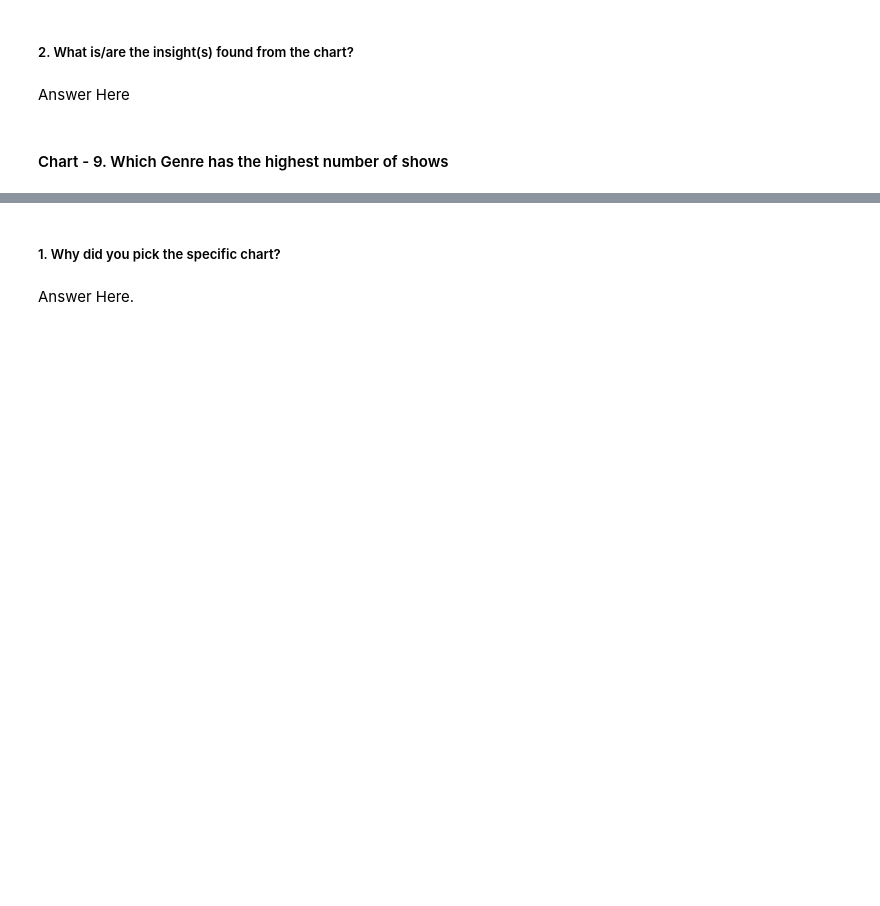
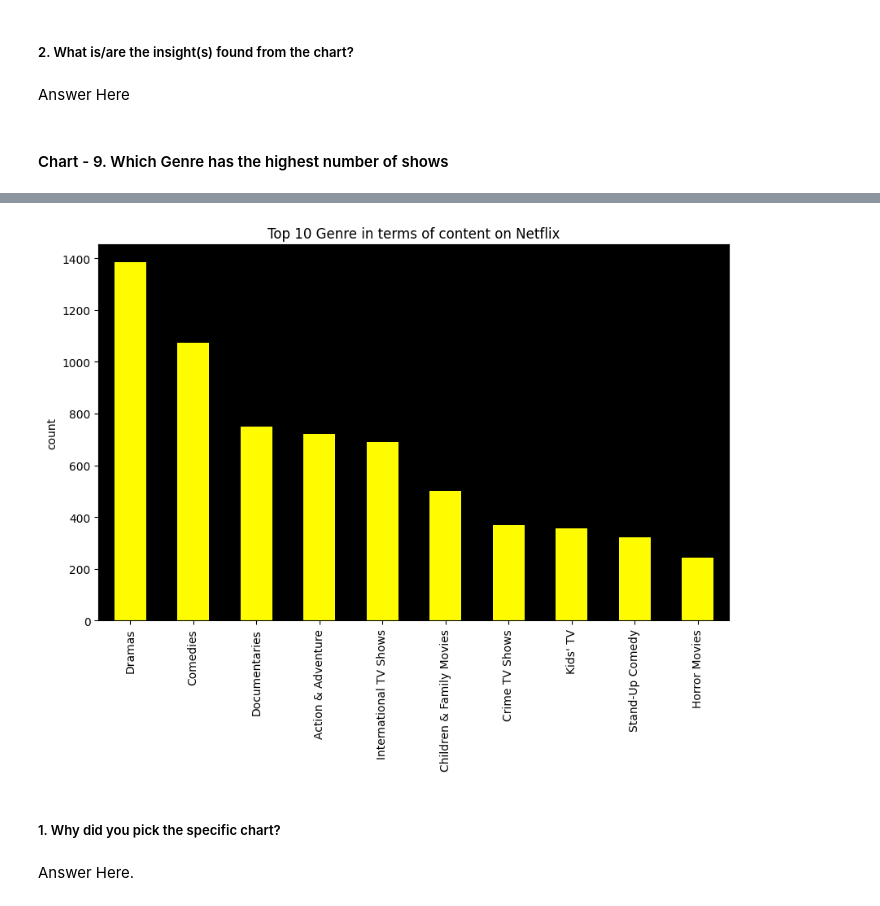
Before and after one commit to LuvMutreja/NETFLIX-MOVIES-AND-TV-SHOWS-CLUSTERING, a Jupyter notebook: Unsupervised_ML_Project_NETFLIX_MOVIES_AND_TV_SHOWS_CLUSTERING_.ipynb, the cells around one changed output, grey strips where cells are left out. Drawn from its saved outputs; the diff is of its cells as text; code cells hidden in the pictures; blank space fills up the shorter version.

```diff
--- a/Unsupervised_ML_Project_NETFLIX_MOVIES_AND_TV_SHOWS_CLUSTERING_.ipynb
+++ b/Unsupervised_ML_Project_NETFLIX_MOVIES_AND_TV_SHOWS_CLUSTERING_.ipynb
@@ -633,3 +628,12 @@ px.bar(genre_df.sort_values(by='count',ascending=False)[:20],x='genre',y='count'
+# %%
+# Chart - 9 visualization codeplt.figure(facecolor='#FFA500')
+plt.axes().set_facecolor("black")
+dataset['listed_in'].value_counts()[:10].plot(kind='bar',color='#FFFC00')
+plt.title('Top 10 Genre in terms of content on Netflix')
+plt.ylabel('count')
+plt.show()
+# %% [output]
+[figure, added]
 # %% [markdown]
 ##### 1. Why did you pick the specific chart?
 # %% [markdown]
```
Also changed, not shown: parts of 46 cells of this notebook.
